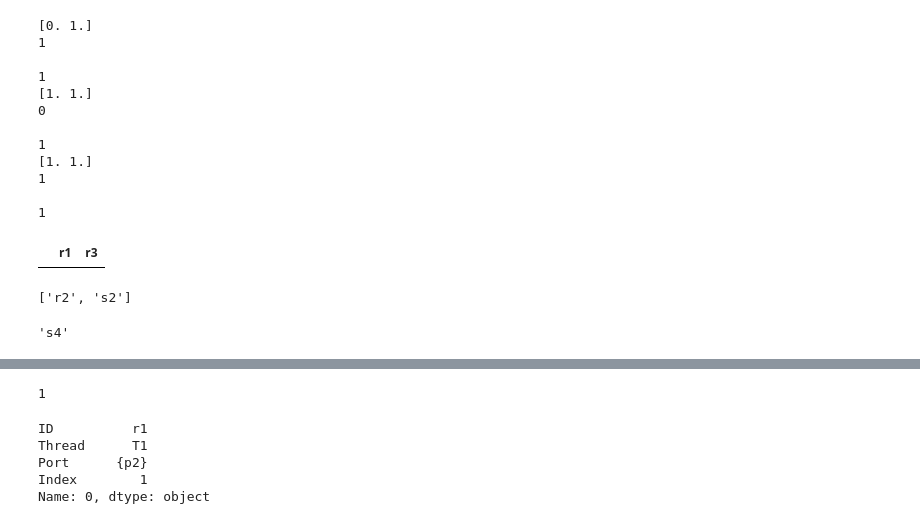
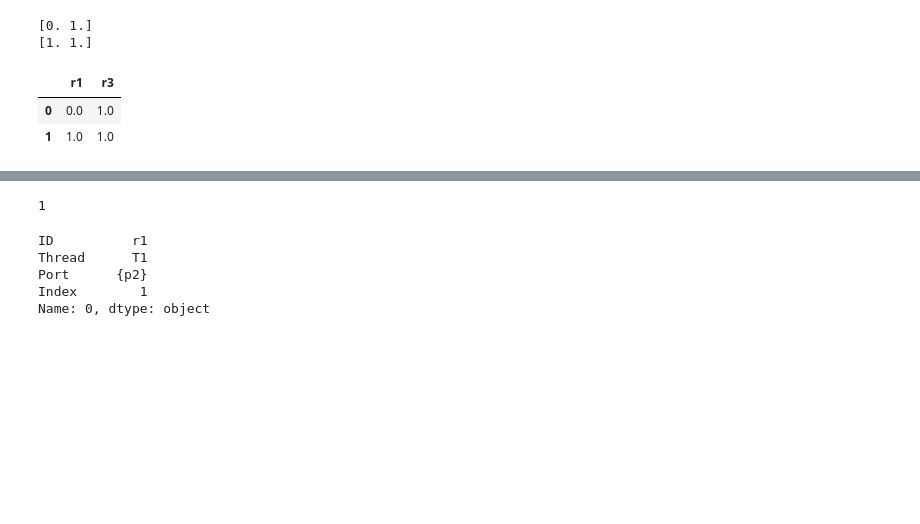
Before and after one commit to fswu0831/RTOS_sample_Algorithm, a Jupyter notebook: Construct-Race-Table.ipynb, the cells around one changed output, grey strips where cells are left out. Cells and saved outputs as stored; diff of their text form; code cells hidden in the pictures; blank space fills up the shorter version.

Commit message:
fix-cstruct

```diff
--- a/Construct-Race-Table.ipynb
+++ b/Construct-Race-Table.ipynb
@@ -3,7 +3,9 @@ import pandas as pd
 import numpy as np
 from tqdm import tqdm
 
-def cstruct(Q,Qs,Qr,send,results):
+def cstruct(send,results):
+    global Q
+    global Qs
     s_thread=send['Thread']
     s_index=send['Index']
     if s_index==1:
@@ -12,29 +14,23 @@ def cstruct(Q,Qs,Qr,send,results):
     if temp['Event']=='send':
         results.append(temp['ID'])
         send=temp
-        return cstruct(Q,Qs,Qr,send,results)
+        return cstruct(send,results)
     else:
         results.append(temp['ID'])
         send=Qs.loc[temp.name]
         results.append(send['ID'])
-        return cstruct(Q,Qs,Qr,send,results)
+        return cstruct(send,results)
 
 def no_index(start,finish,t,event):
     #if type(event)==int:
     #    event=Qr[(Qr.ID==R[finish])].iloc[0]
     for l in range(start,finish):
-        if t[l]>0 and R[l] in cstruct(Q,Qs,Qr,event,results):
+        if t[l]>0 and R[l] in cstruct(event,results):
             return True
         else:
             continue
     return False
 
-'''
-if len(t[t>0])>0 and cstruct(Q,Qs,Qr,Qs.iloc[k],results):
-    return False #there is an index
-else:
-    return True # there is no index
-'''
 
 #============ここから定義============
 
@@ -43,8 +39,8 @@ heading_snd=('Thread','Port','Event','Index')
 
 
 #Q is SYN-sequence
-Qr=pd.read_table('SYN-res.csv',names=heading_res)
-Qs=pd.read_table('SYN-snd.csv',names=heading_snd)
+Qr=pd.read_csv('SYN-res.csv',names=heading_res)
+Qs=pd.read_csv('SYN-snd.csv',names=heading_snd)
 
 
 r_list=list(range(1,len(Qr)+1))
@@ -67,6 +63,9 @@ R=[] #create race_set
 D=[] #number of race_set
 heading=[] #{r1,r2,....r}
 
+R.append('')
+D.append('')
+heading.append('dummy')
 # set R,D
 for key in race_set.keys():
     if len(race_set[key])>0:
@@ -75,69 +74,45 @@ for key in race_set.keys():
         heading.append(key) # r
 table=pd.DataFrame([],columns=heading)
 
-t=np.zeros(len(R)) #raceの数分の配列
+t=np.zeros(len(R)) #raceの数分の配列 #t[0]はダミー
 
 while True:
     results=[]
     #num=0
     #num+=1
     max_index=''
-    for i in range(len(t)-1,-1,-1):
+    for i in range(len(t)-1,0,-1):
         if t[i]<D[i] and t[i]!=-1:
             max_index=i
             break
     if max_index=='':
         break
     t[i]+=1
 
     if t[i]==1: #just changed t[i] from 0 to 1
 
-        for j in tqdm(range(i+1,len(R))):
-            if t[j]!=-1 and Qr.iloc[i+1].ID in cstruct(Q,Qs,Qr,Qr.iloc[j+1],[]):
+        for j in tqdm(range(i+1,len(R)-1)):
+            if t[j]!=-1 and Qr[Qr.ID=='r'+str(i)].iloc[0] in cstruct(Qr[Qr.ID=='r'+str(j)].iloc[0],[]):
                 t[j]=-1
-    print(t)
-    for j in tqdm(range(i+1,len(R))):
+
+    for j in tqdm(range(i+1,len(R)-1)):
         if(t[j]==D[j]):
             t[j]=0 #just change t[j] from dj to 0
 
-            for k in tqdm(range(j+1,len(R))):
-                if t[k]==-1 and Qr.iloc[j+1].ID in cstruct(Q,Qs,Qr,Qr.iloc[k+1],[]) and no_index(1,k,t,Qr[(Qr.ID==R[k])].iloc[0]):# ここ間違えてる可能性あり
-                    for l in range(1,k):
-                        if Qr.iloc[l+1].ID in cstruct(Q,Qs,Qr,Qr.iloc[k+1],[]):
-                            t[k]=0
-    print(str(i)+"\n")
-    print(int(t[i]))
+            for k in tqdm(range(j+1,len(R)-1)):
+                if t[k]==-1 and Qr[Qr.ID=='r'+str(j)].iloc[0].ID in cstruct(Qr[Qr.ID=='r'+str(k)].iloc[0],[]) and no_index(0,k,t,Qr[(Qr.ID==R[k])].iloc[0]):
+                    t[k]=0
     #let s be the t[i] sending event in race_set(ri)
     s= race_set[R[i]][int(t[i])-1]
 
 
-    if no_index(0,len(R),t,Qs[(Qs.ID==s)].iloc[0]):
+    if no_index(1,len(R)-1,t,Qs[(Qs.ID==s)].iloc[0])==False:
         table=table.append(pd.Series(t,index=table.columns),ignore_index=True)
-        print('appned')
-table
+        print(t[1:])
+table.drop('dummy',axis=1)
 # %% [output]
 [0. 1.]
-1
-
-1
 [1. 1.]
-0
-
-1
-[1. 1.]
-1
-
-1
 |  | r1 | r3 |
+| 0 | 0.0 | 1.0 |
+| 1 | 1.0 | 1.0 |
-# %%
-# 例題
-
-send=Qs.loc[2]
-results=list(cstruct(Q[0],Qs,Qr,send,results))
-print(results)
-# %% [output]
-['r2', 's2']
-# %%
-s
-# %% [output]
-'s4'
```
Also changed, not shown: parts of 14 cells of this notebook.
